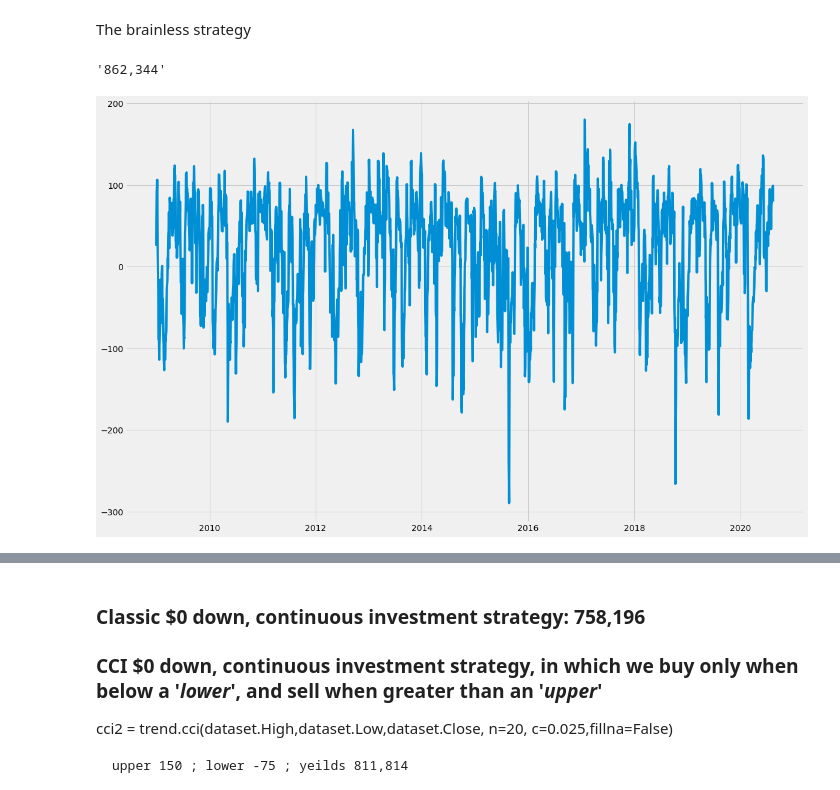
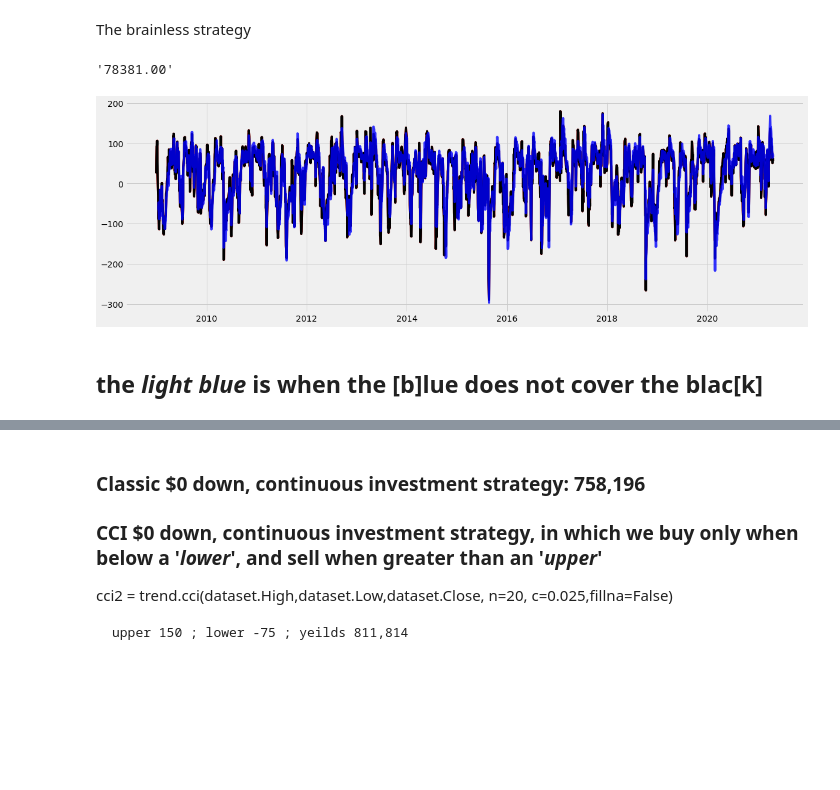
Before and after one commit to alik604/algorithmic-trading, a Jupyter notebook: stock_algo_trading_CCI.ipynb, the cells around one changed output, grey strips where cells are left out. Saved outputs shown, nothing was run; the diff lists cells and outputs as text; code cells hidden in the pictures; blank space fills up the shorter version.

```diff
--- a/stock_algo_trading_CCI.ipynb
+++ b/stock_algo_trading_CCI.ipynb
@@ -45,7 +45,7 @@ dataset.head(20)
 The brainless strategy
 # %%
 def noStrat():
-  df2 = dataset.iloc[0::1] #[1::20] start at 1, every 20th (monthly)
+  df2 = dataset.iloc[0::20] #[1::20] start at 1, every 20th (monthly)
   invPerMonth = 1000/20
   total =0
   shares=0
@@ -65,22 +65,25 @@ def noStrat():
   return int(dataset.tail(1).Close*shares+invPerMonth)
 
 resultOfNoStrat = noStrat()
-#resultOfNoStrat
-f'{resultOfNoStrat:,}'  # For Python ≥3.7
+f'{resultOfNoStrat:.2f}'
 # %% [output]
-'862,344'
+'78381.00'
 # %%
 import ta
 C =0.025#0.015
-cci2 = trend.cci(dataset.High,dataset.Low,dataset.Close, n=30, c=C,fillna=False)
-cci3 = trend.cci(dataset.High,dataset.Low,dataset.Close, n=30, c=C,fillna=False)
-cci4 = trend.cci(dataset.High,dataset.Low,dataset.Close, n=40, c=C,fillna=False)
+cci2 = ta.trend.cci(dataset.High,dataset.Low,dataset.Close, window=30, constant=C,fillna=False) # 'n' is now 'window'; 'c' is not 'constant'... damn API changes. current version on ta broke several notebooks. This is why I rerun past code every few years
+cci3 = ta.trend.cci(dataset.High,dataset.Low,dataset.Close, window=30, constant=C,fillna=False)
+cci4 = ta.trend.cci(dataset.High,dataset.Low,dataset.Close, window=40, constant=C,fillna=False)
 
-fig =plt.figure(figsize=(18,12))
-plt.plot(cci2)
+fig = plt.figure(figsize=(18,6))
+plt.plot(cci2, color='r')
+plt.plot(cci3, color='k', alpha = 1.0)
+plt.plot(cci4, color='b', alpha = 0.8)
 plt.show()
 # %% [output]
-[figure, old version]
+[figure, new version]
+# %% [markdown]
+## the *light blue* is when the [b]lue does not cover the blac[k]
 # %%
 # plt.figure(figsize=(18,12))
 # plt.plot(cci3)
```
Also changed, not shown: parts of 5 cells of this notebook, 8 other files.
